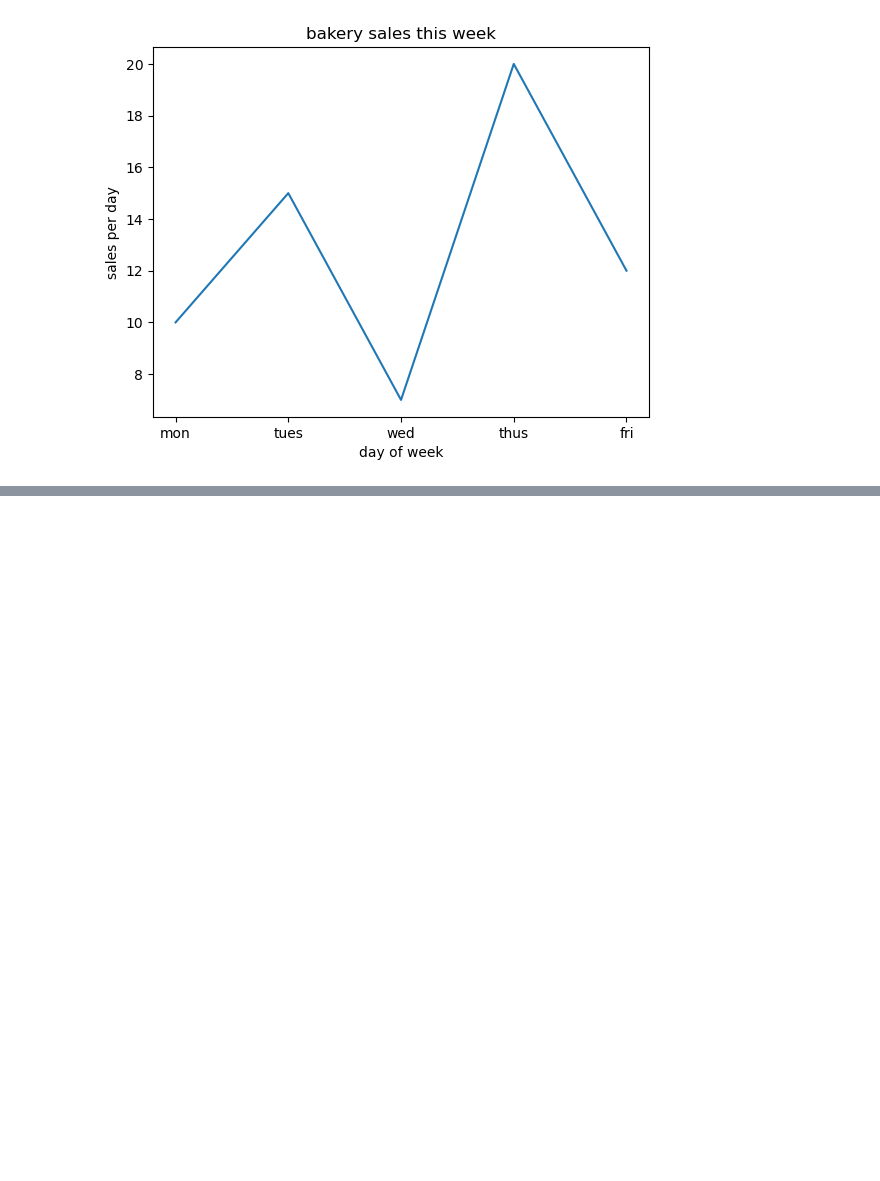
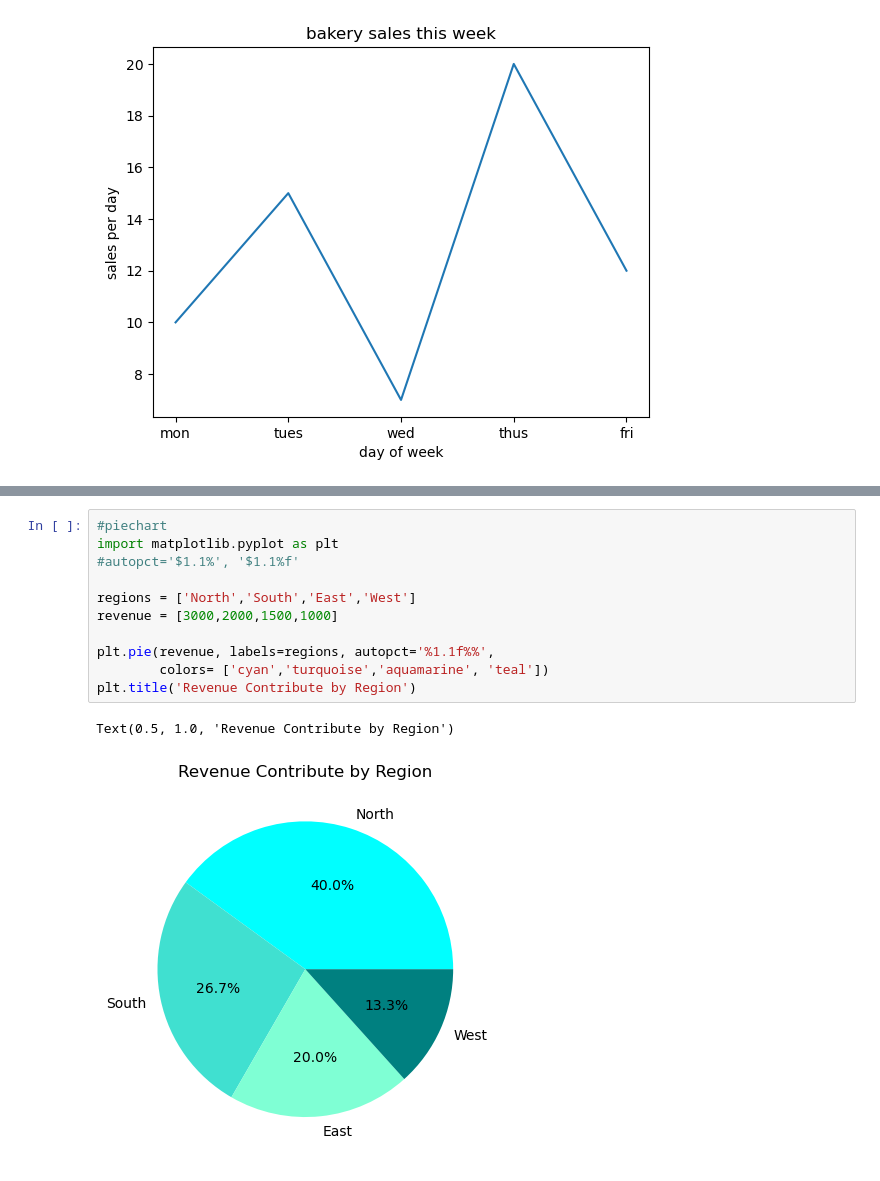
Before and after one commit to dipspatil20/learning_Matplotlib, a Jupyter notebook: matplotlibYT.ipynb, the cells around one changed output, grey strips where cells are left out. Drawn from its saved outputs; the diff is of its cells as text; blank space fills up the shorter version.

```diff
--- a/matplotlibYT.ipynb
+++ b/matplotlibYT.ipynb
@@ -127,0 +70,14 @@ Everything up-to-date
+# %%
+#piechart
+import matplotlib.pyplot as plt
+#autopct='$1.1%', '$1.1%f'
+
+regions = ['North','South','East','West']
+revenue = [3000,2000,1500,1000]
+
+plt.pie(revenue, labels=regions, autopct='%1.1f%%',
+        colors= ['cyan','turquoise','aquamarine', 'teal'])
+plt.title('Revenue Contribute by Region')
+# %% [output]
+Text(0.5, 1.0, 'Revenue Contribute by Region')
+[figure, added]
```
Also changed, not shown: parts of 18 cells of this notebook.
